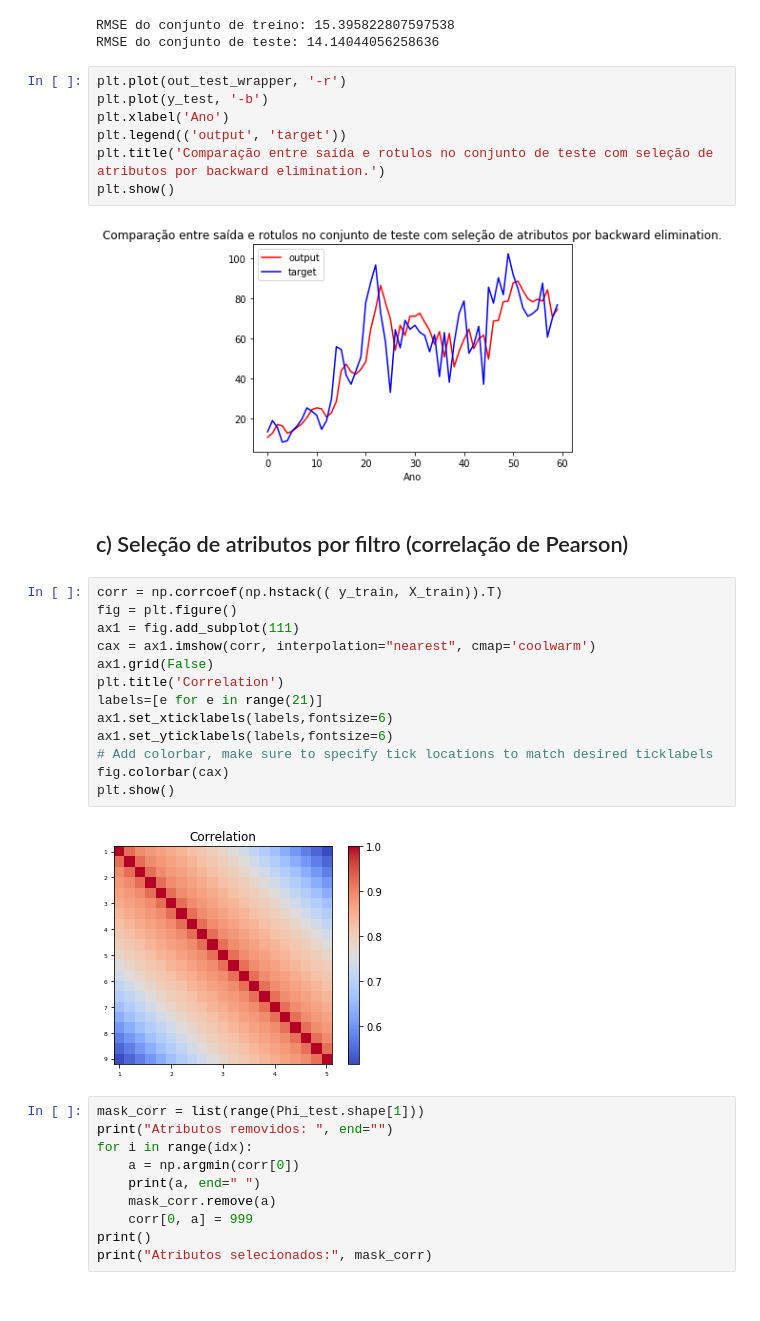
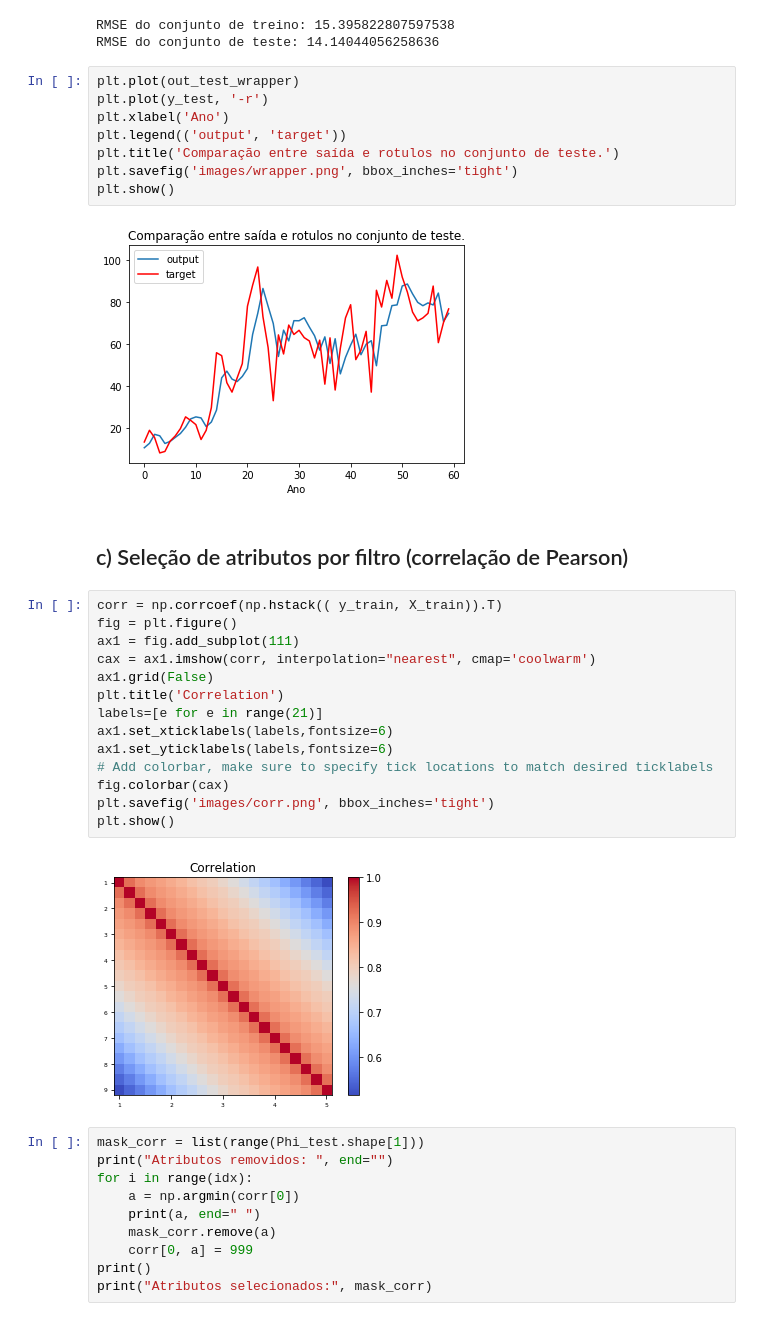
Before and after one commit to RafaelGoncalves8/machine-learning, a Jupyter notebook: deliver/EFC1 - Regressao Linear.ipynb, the cells around one changed output. Saved outputs shown, nothing was run; the diff lists cells and outputs as text.

```diff
--- a/deliver/EFC1 - Regressao Linear.ipynb
+++ b/deliver/EFC1 - Regressao Linear.ipynb
@@ -269,14 +216,15 @@ print("RMSE do conjunto de treino: {}\nRMSE do conjunto de teste: {}".format(rms
 RMSE do conjunto de treino: 15.395822807597538
 RMSE do conjunto de teste: 14.14044056258636
 # %%
-plt.plot(out_test_wrapper, '-r')
-plt.plot(y_test, '-b')
+plt.plot(out_test_wrapper)
+plt.plot(y_test, '-r')
 plt.xlabel('Ano')
 plt.legend(('output', 'target'))
-plt.title('Comparação entre saída e rotulos no conjunto de teste com seleção de atributos por backward elimination.')
+plt.title('Comparação entre saída e rotulos no conjunto de teste.')
+plt.savefig('images/wrapper.png', bbox_inches='tight')
 plt.show()
 # %% [output]
-[figure, old version]
+[figure, new version]
 # %% [markdown]
 ## c) Seleção de atributos por filtro (correlação de Pearson)
 # %%
@@ -291,6 +239,7 @@ ax1.set_xticklabels(labels,fontsize=6)
 ax1.set_yticklabels(labels,fontsize=6)
 # Add colorbar, make sure to specify tick locations to match desired ticklabels
 fig.colorbar(cax)
+plt.savefig('images/corr.png', bbox_inches='tight')
 plt.show()
 # %% [output]
 [figure]
```
Also changed, not shown: parts of 17 cells of this notebook, 8 other files.
